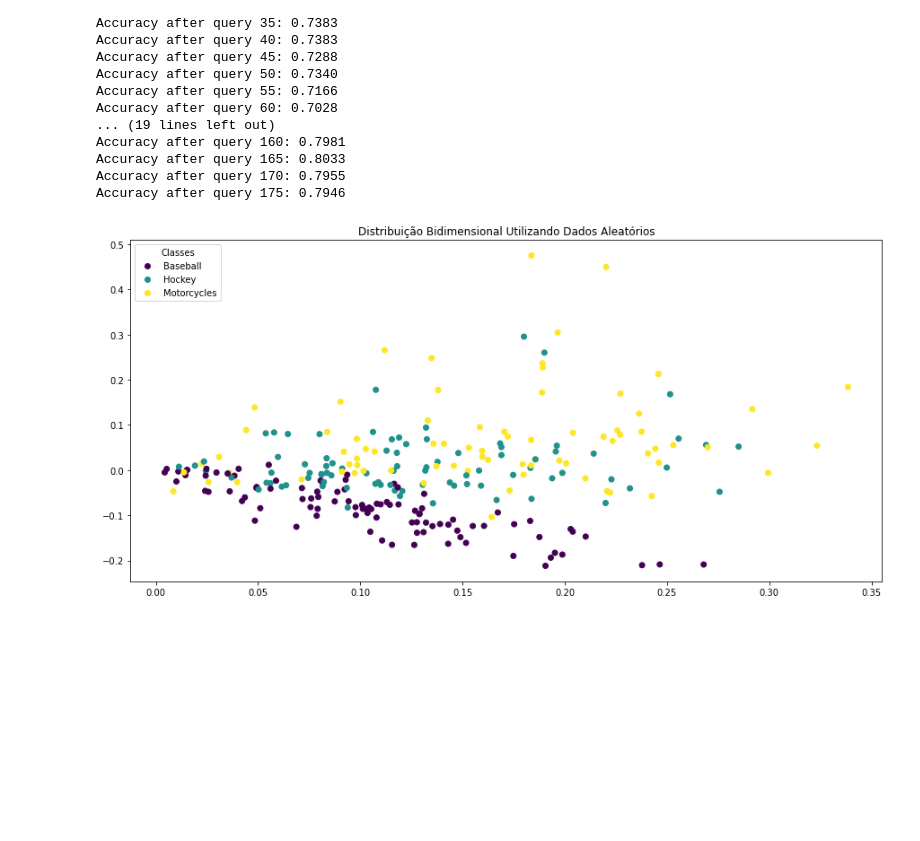
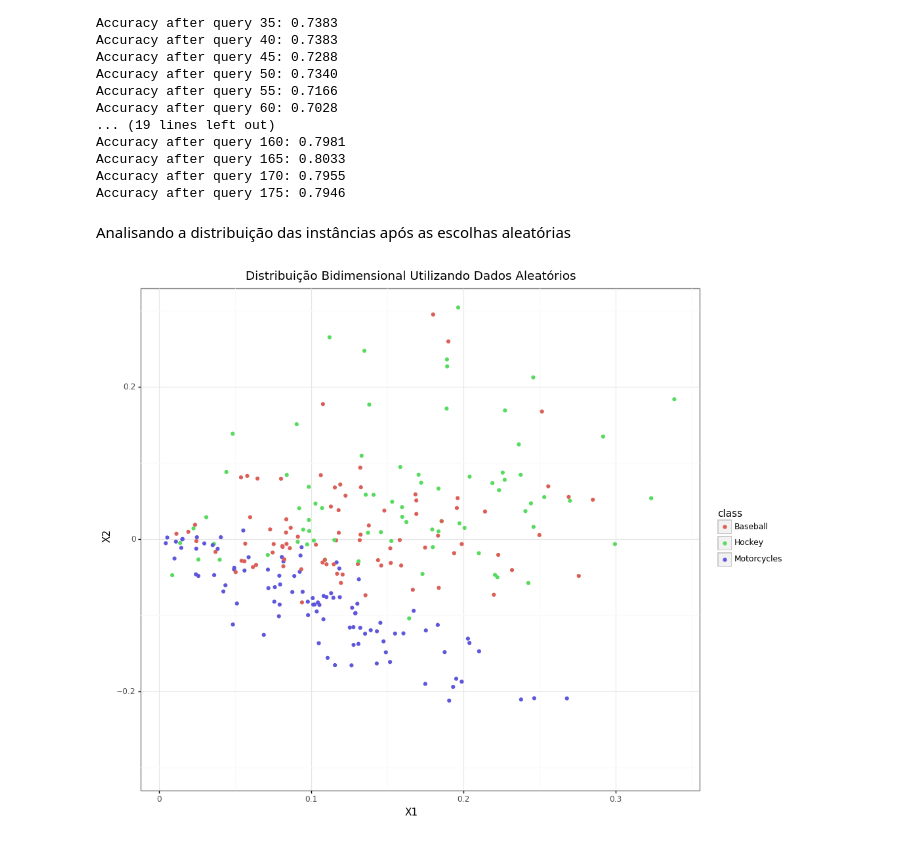
Before and after one commit to luizomatias/active_learning, a Jupyter notebook: notebooks/active_learning_text_classification.ipynb, the cells around one changed output. Saved outputs shown, nothing was run; the diff lists cells and outputs as text; code cells hidden in the pictures; blank space fills up the shorter version.

```diff
--- a/notebooks/active_learning_text_classification.ipynb
+++ b/notebooks/active_learning_text_classification.ipynb
@@ -235,7 +246,9 @@ Accuracy after query 160: 0.7981
 Accuracy after query 165: 0.8033
 Accuracy after query 170: 0.7955
 Accuracy after query 175: 0.7946
+# %% [markdown]
+Analisando a distribuição das instâncias após as escolhas aleatórias
 # %%
-plot_distribution(X_list_random, y_list_random, 'Distribuição Bidimensional Utilizando Dados Aleatórios')
+plot_dimensionality_reduction_distribution(X_list_random, y_list_random, 'Distribuição Bidimensional Utilizando Dados Aleatórios')
 # %% [output]
-[figure, old version]
+[figure, new version]
```
Also changed, not shown: parts of 25 cells of this notebook, 1 other file.
